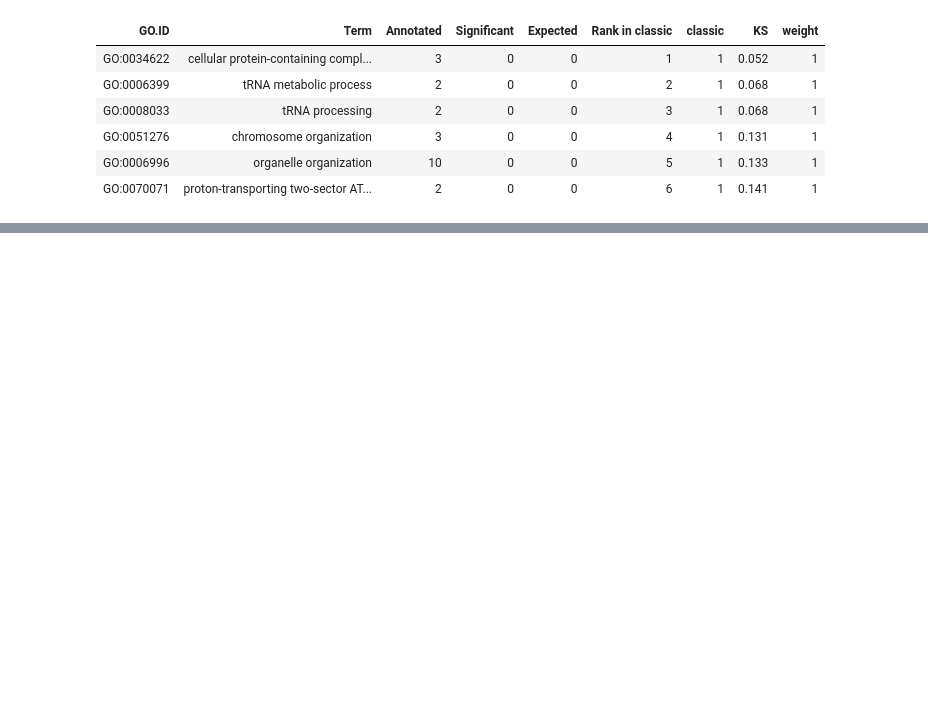
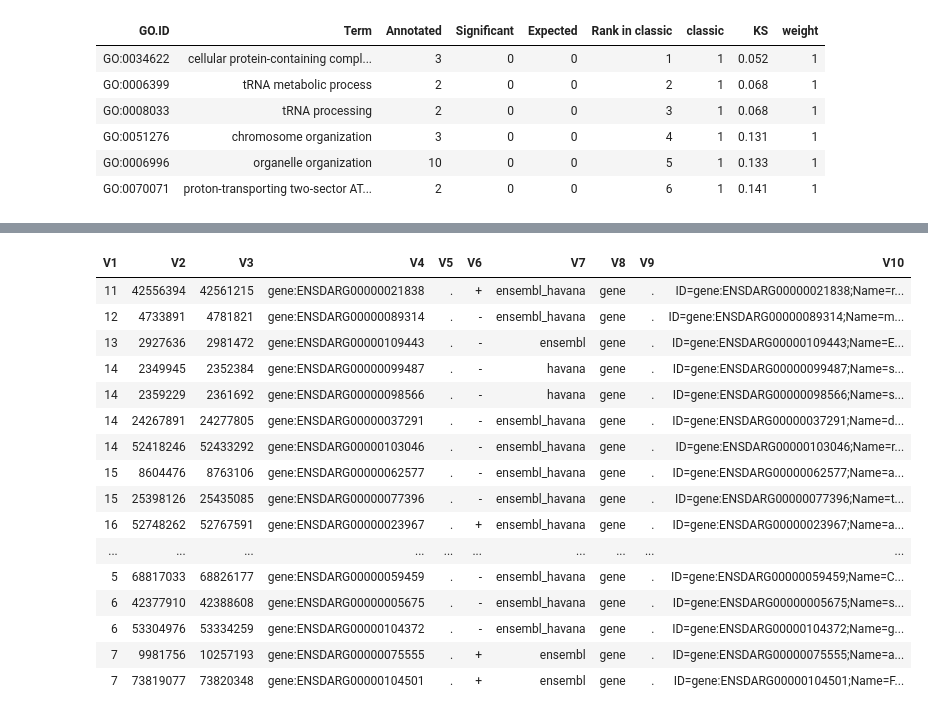
Before and after one commit to katcatalano/ClownfishGWAS, a Jupyter notebook: notebooks/plot_pcangsd_assoc.ipynb, the cells around one changed output, grey strips where cells are left out. Saved outputs shown, nothing was run; the diff lists cells and outputs as text; code cells hidden in the pictures; blank space fills up the shorter version.

```diff
--- a/notebooks/plot_pcangsd_assoc.ipynb
+++ b/notebooks/plot_pcangsd_assoc.ipynb
@@ -719,0 +870,20 @@ fwrite(allRes, "/data/katrinac/APPC_sequencing/DNA/trimmed_reads/mapping/ensembl
+# %%
+zebra_sl[V8=="gene"]
+# %% [output]
+| V1 | V2 | V3 | V4 | V5 | V6 | V7 | V8 | V9 | V10 |
+| 11 | 42556394 | 42561215 | gene:ENSDARG00000021838 | . | + | ensembl_havana | gene | . | ID=gene:ENSDARG00000021838;Name=r... |
+| 12 | 4733891 | 4781821 | gene:ENSDARG00000089314 | . | - | ensembl_havana | gene | . | ID=gene:ENSDARG00000089314;Name=m... |
+| 13 | 2927636 | 2981472 | gene:ENSDARG00000109443 | . | - | ensembl | gene | . | ID=gene:ENSDARG00000109443;Name=E... |
+| 14 | 2349945 | 2352384 | gene:ENSDARG00000099487 | . | - | havana | gene | . | ID=gene:ENSDARG00000099487;Name=s... |
+| 14 | 2359229 | 2361692 | gene:ENSDARG00000098566 | . | - | havana | gene | . | ID=gene:ENSDARG00000098566;Name=s... |
+| 14 | 24267891 | 24277805 | gene:ENSDARG00000037291 | . | - | ensembl_havana | gene | . | ID=gene:ENSDARG00000037291;Name=d... |
+| 14 | 52418246 | 52433292 | gene:ENSDARG00000103046 | . | - | ensembl_havana | gene | . | ID=gene:ENSDARG00000103046;Name=r... |
+| 15 | 8604476 | 8763106 | gene:ENSDARG00000062577 | . | - | ensembl_havana | gene | . | ID=gene:ENSDARG00000062577;Name=a... |
+| 15 | 25398126 | 25435085 | gene:ENSDARG00000077396 | . | - | ensembl_havana | gene | . | ID=gene:ENSDARG00000077396;Name=t... |
+| 16 | 52748262 | 52767591 | gene:ENSDARG00000023967 | . | + | ensembl_havana | gene | . | ID=gene:ENSDARG00000023967;Name=a... |
+| ... | ... | ... | ... | ... | ... | ... | ... | ... | ... |
+| 5 | 68817033 | 68826177 | gene:ENSDARG00000059459 | . | - | ensembl_havana | gene | . | ID=gene:ENSDARG00000059459;Name=C... |
+| 6 | 42377910 | 42388608 | gene:ENSDARG00000005675 | . | - | ensembl_havana | gene | . | ID=gene:ENSDARG00000005675;Name=s... |
+| 6 | 53304976 | 53334259 | gene:ENSDARG00000104372 | . | - | ensembl_havana | gene | . | ID=gene:ENSDARG00000104372;Name=g... |
+| 7 | 9981756 | 10257193 | gene:ENSDARG00000075555 | . | + | ensembl | gene | . | ID=gene:ENSDARG00000075555;Name=a... |
+| 7 | 73819077 | 73820348 | gene:ENSDARG00000104501 | . | + | ensembl | gene | . | ID=gene:ENSDARG00000104501;Name=F... |
```
Also changed, not shown: parts of 49 cells of this notebook.
